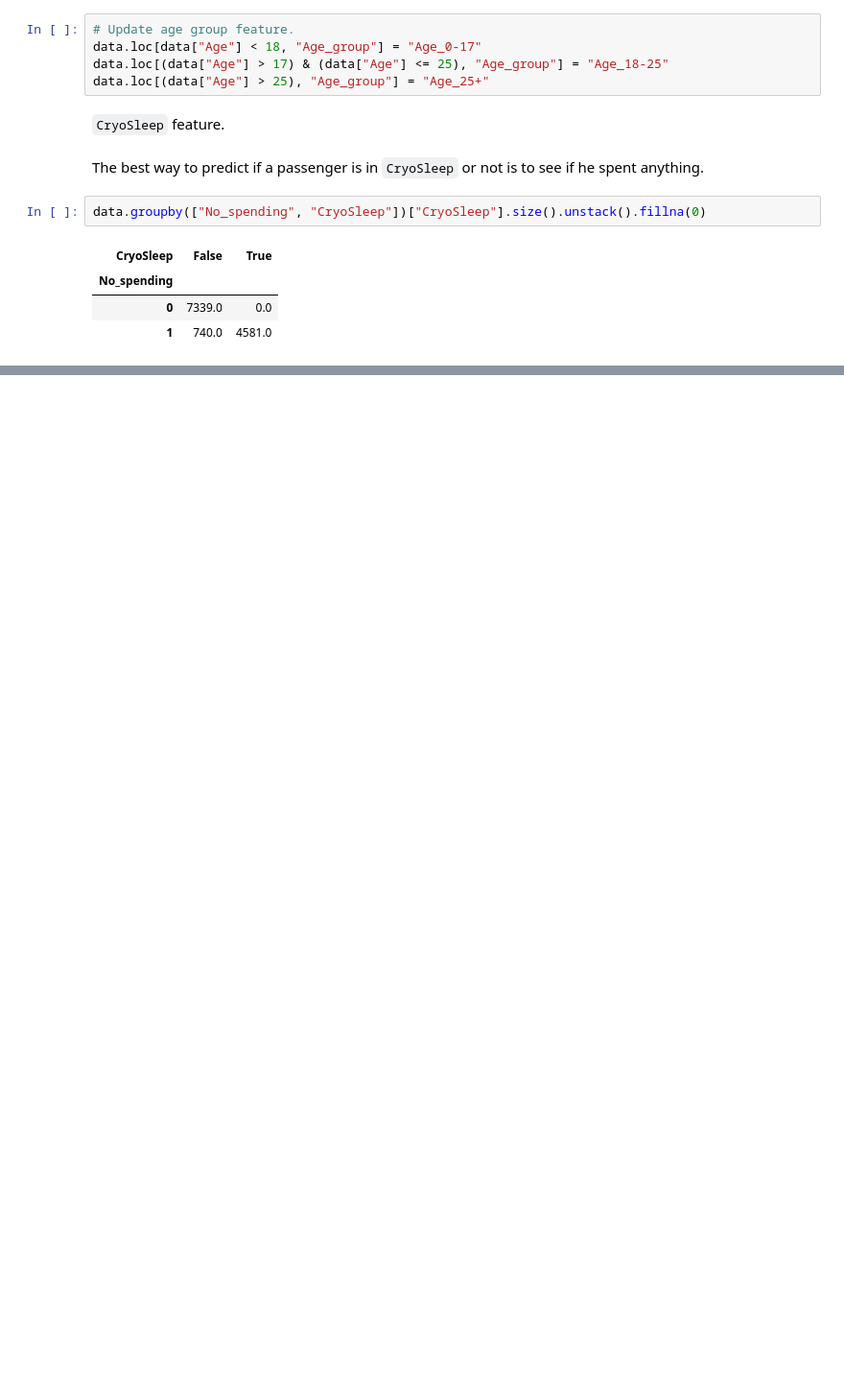
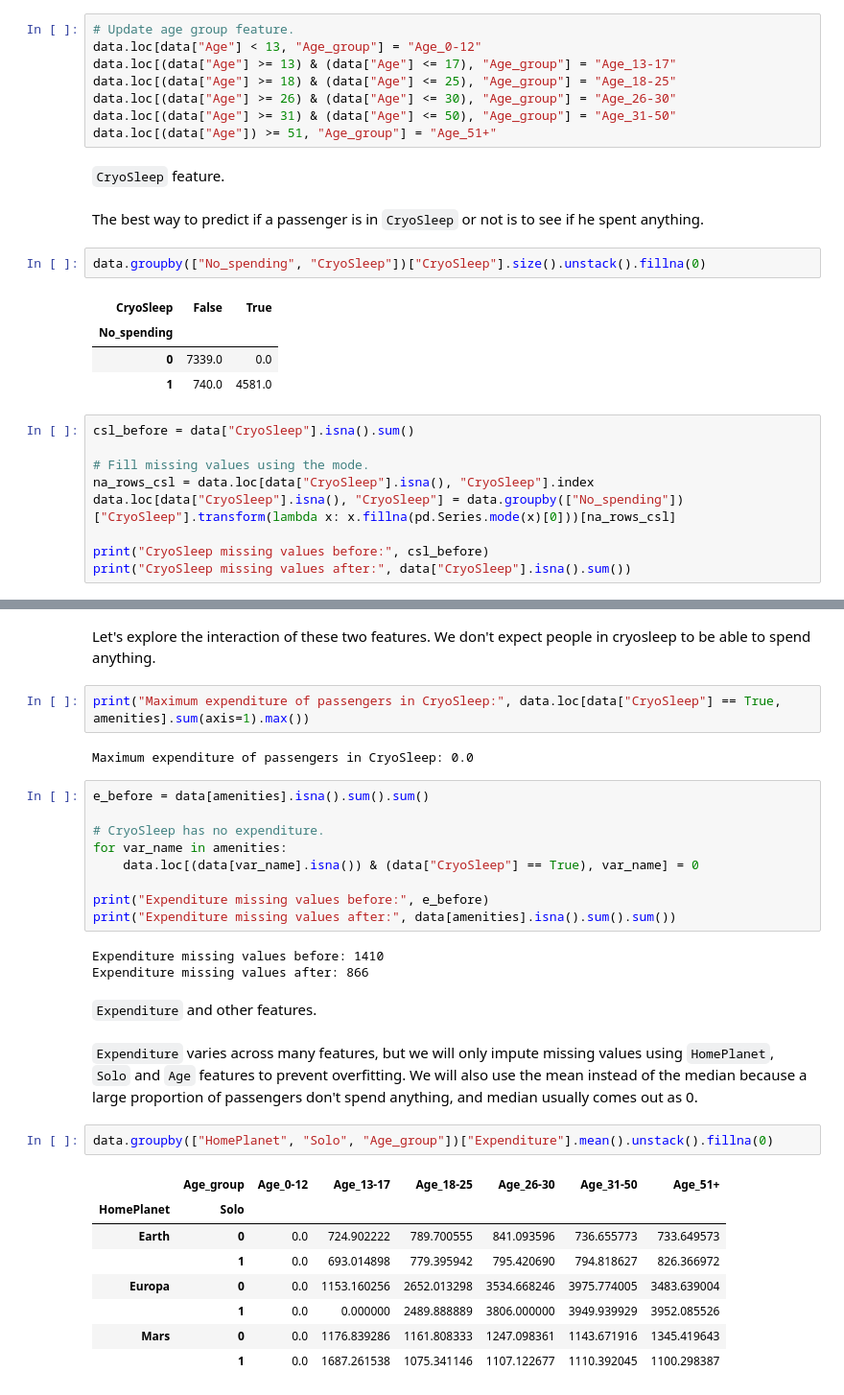
Before and after one commit to Ark3M/Kaggle-competitions, a Jupyter notebook: Spaceship Titanic/Spaceship_Titanic.ipynb, the cells around one changed output, grey strips where cells are left out. Shown at 96% size. Drawn from its saved outputs; the diff is of its cells as text; blank space fills up the shorter version.

```diff
--- a/Spaceship Titanic/Spaceship_Titanic.ipynb
+++ b/Spaceship Titanic/Spaceship_Titanic.ipynb
@@ -923,9 +929,12 @@ Age missing values before: 1410
 Age missing values after: 0
 # %%
 # Update age group feature.
-data.loc[data["Age"] < 18, "Age_group"] = "Age_0-17"
-data.loc[(data["Age"] > 17) & (data["Age"] <= 25), "Age_group"] = "Age_18-25"
-data.loc[(data["Age"] > 25), "Age_group"] = "Age_25+"
+data.loc[data["Age"] < 13, "Age_group"] = "Age_0-12"
+data.loc[(data["Age"] >= 13) & (data["Age"] <= 17), "Age_group"] = "Age_13-17"
+data.loc[(data["Age"] >= 18) & (data["Age"] <= 25), "Age_group"] = "Age_18-25"
+data.loc[(data["Age"] >= 26) & (data["Age"] <= 30), "Age_group"] = "Age_26-30"
+data.loc[(data["Age"] >= 31) & (data["Age"] <= 50), "Age_group"] = "Age_31-50"
+data.loc[(data["Age"]) >= 51, "Age_group"] = "Age_51+"
 # %% [markdown]
 `CryoSleep` feature.
 # %% [markdown]
@@ -937,3 +946,12 @@ data.groupby(["No_spending", "CryoSleep"])["CryoSleep"].size().unstack().fillna(
 | No_spending |  |  |
 | 0 | 7339.0 | 0.0 |
 | 1 | 740.0 | 4581.0 |
+# %%
+csl_before = data["CryoSleep"].isna().sum()
+
+# Fill missing values using the mode.
+na_rows_csl = data.loc[data["CryoSleep"].isna(), "CryoSleep"].index
+data.loc[data["CryoSleep"].isna(), "CryoSleep"] = data.groupby(["No_spending"])["CryoSleep"].transform(lambda x: x.fillna(pd.Series.mode(x)[0]))[na_rows_csl]
+
+print("CryoSleep missing values before:", csl_before)
+print("CryoSleep missing values after:", data["CryoSleep"].isna().sum())
@@ -939,0 +963,33 @@ data.groupby(["No_spending", "CryoSleep"])["CryoSleep"].size().unstack().fillna(
+# %% [markdown]
+Let's explore the interaction of these two features. We don't expect people in cryosleep to be able to spend anything.
+# %%
+print("Maximum expenditure of passengers in CryoSleep:", data.loc[data["CryoSleep"] == True, amenities].sum(axis=1).max())
+# %% [output]
+Maximum expenditure of passengers in CryoSleep: 0.0
+# %%
+e_before = data[amenities].isna().sum().sum()
+
+# CryoSleep has no expenditure.
+for var_name in amenities:
+    data.loc[(data[var_name].isna()) & (data["CryoSleep"] == True), var_name] = 0
+
+print("Expenditure missing values before:", e_before)
+print("Expenditure missing values after:", data[amenities].isna().sum().sum())
+# %% [output]
+Expenditure missing values before: 1410
+Expenditure missing values after: 866
+# %% [markdown]
+`Expenditure` and other features.
+# %% [markdown]
+`Expenditure` varies across many features, but we will only impute missing values using `HomePlanet`, `Solo` and `Age` features to prevent overfitting. We will also use the mean instead of the median because a large proportion of passengers don't spend anything, and median usually comes out as 0.
+# %%
+data.groupby(["HomePlanet", "Solo", "Age_group"])["Expenditure"].mean().unstack().fillna(0)
+# %% [output]
+|  | Age_group | Age_0-12 | Age_13-17 | Age_18-25 | Age_26-30 | Age_31-50 | Age_51+ |
+| HomePlanet | Solo |  |  |  |  |  |  |
+| Earth | 0 | 0.0 | 724.902222 | 789.700555 | 841.093596 | 736.655773 | 733.649573 |
+|  | 1 | 0.0 | 693.014898 | 779.395942 | 795.420690 | 794.818627 | 826.366972 |
+| Europa | 0 | 0.0 | 1153.160256 | 2652.013298 | 3534.668246 | 3975.774005 | 3483.639004 |
+|  | 1 | 0.0 | 0.000000 | 2489.888889 | 3806.000000 | 3949.939929 | 3952.085526 |
+| Mars | 0 | 0.0 | 1176.839286 | 1161.808333 | 1247.098361 | 1143.671916 | 1345.419643 |
+|  | 1 | 0.0 | 1687.261538 | 1075.341146 | 1107.122677 | 1110.392045 | 1100.298387 |
```
Also changed, not shown: parts of 12 cells of this notebook.
